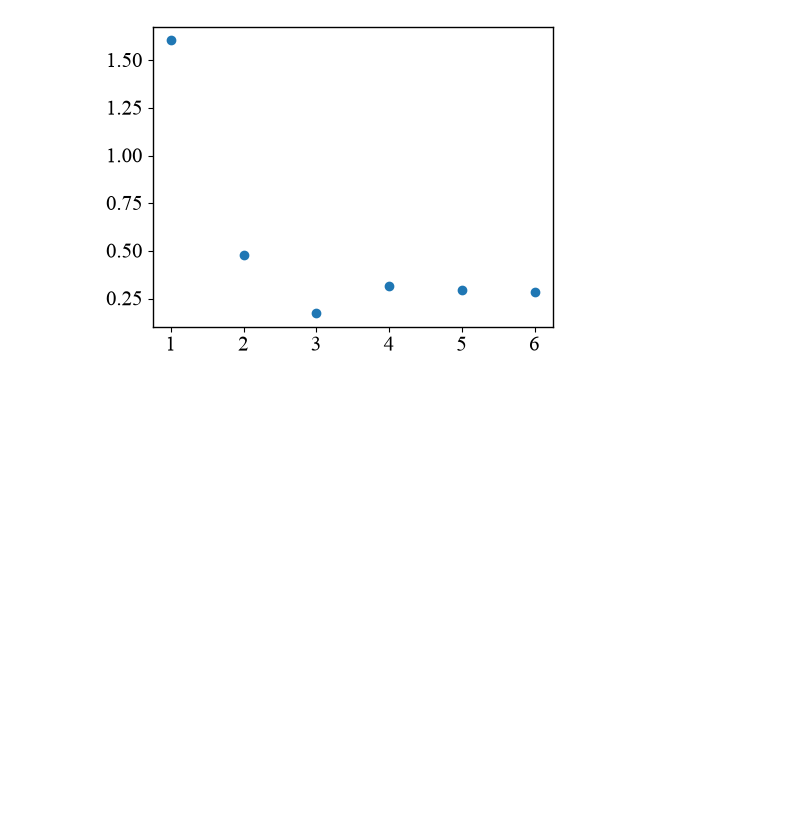
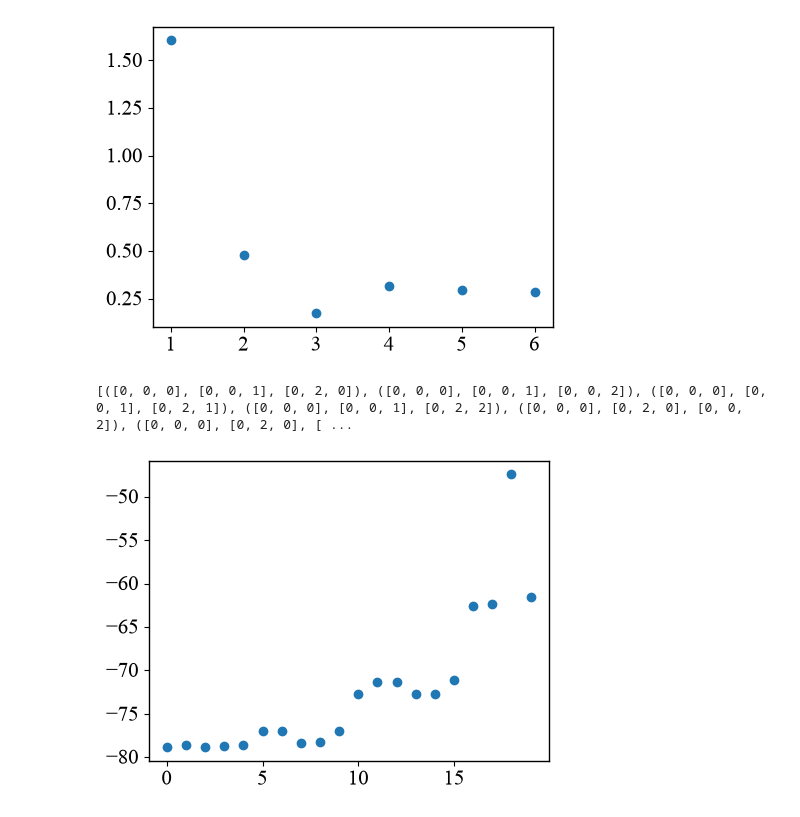
Before and after one commit to ruthhodgson/3particle_project, a Jupyter notebook: notebooks/milestone_nb.ipynb, the cells around one changed output. Drawn from its saved outputs; the diff is of its cells as text; code cells hidden in the pictures; blank space fills up the shorter version.

Commit message:
comparing each 3 state basis

```diff
--- a/notebooks/milestone_nb.ipynb
+++ b/notebooks/milestone_nb.ipynb
@@ -44,6 +44,8 @@ six_states  =     [[0,0,0], [0,0,1], [0,2,0], [0,0,2], [0, 2, 1], [0, 2, 2]]
 states_list = [hyll_states,  two_states, one_state_basis, four_states, five_states, six_states]
 state_names_list = ['three', 'two', 'one', 'four', 'five', 'six']
 states_ints = [3, 2, 1, 4, 5, 6]
+# %%
+comb_states = list(itertools.combinations(six_states, 3))
 # %% [markdown]
 ### checking the symmetry of the helium atom is obeyed
 # %%
@@ -570,3 +583,3 @@ six: [-78.7417049245862, np.float64(1.0282419871650934)]
 [figure]
 # %%
-print(results)
+found_kappa = 1.0489546898326079
@@ -587,3 +598,21 @@ ax_diff.scatter(states_ints, difference)
 6 6
 <matplotlib.collections.PathCollection at 0x...>
 [figure]
+# %%
+fig3 ,ax3 = plt.subplots(figsize=((4, 3)))
+
+ax3.set_visible = False
+ax_states = fig3.add_axes((0,0,1,1))
+energy = []
+nums =np.arange(0, len(comb_states),1 )
+
+for i in range(len(comb_states)):
+    energy.append(all(found_kappa, len(comb_states[0]), comb_states[i]))
+
+
+
+ax_states.scatter(nums, energy)
+print(comb_states)
+# %% [output]
+[([0, 0, 0], [0, 0, 1], [0, 2, 0]), ([0, 0, 0], [0, 0, 1], [0, 0, 2]), ([0, 0, 0], [0, 0, 1], [0, 2, 1]), ([0, 0, 0], [0, 0, 1], [0, 2, 2]), ([0, 0, 0], [0, 2, 0], [0, 0, 2]), ([0, 0, 0], [0, 2, 0], [ ...
+[figure, added]
```
Also changed, not shown: parts of 3 cells of this notebook.
